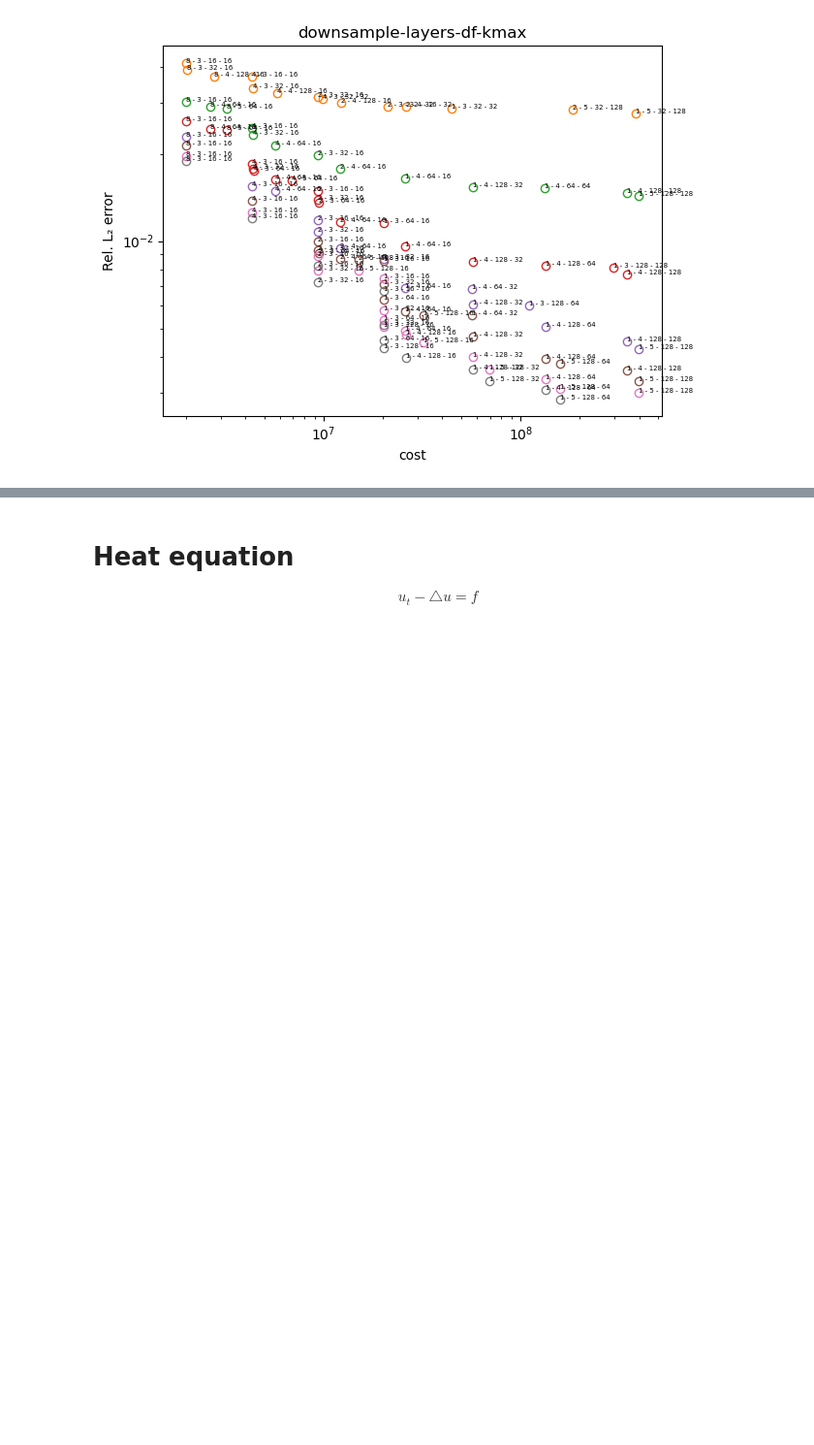
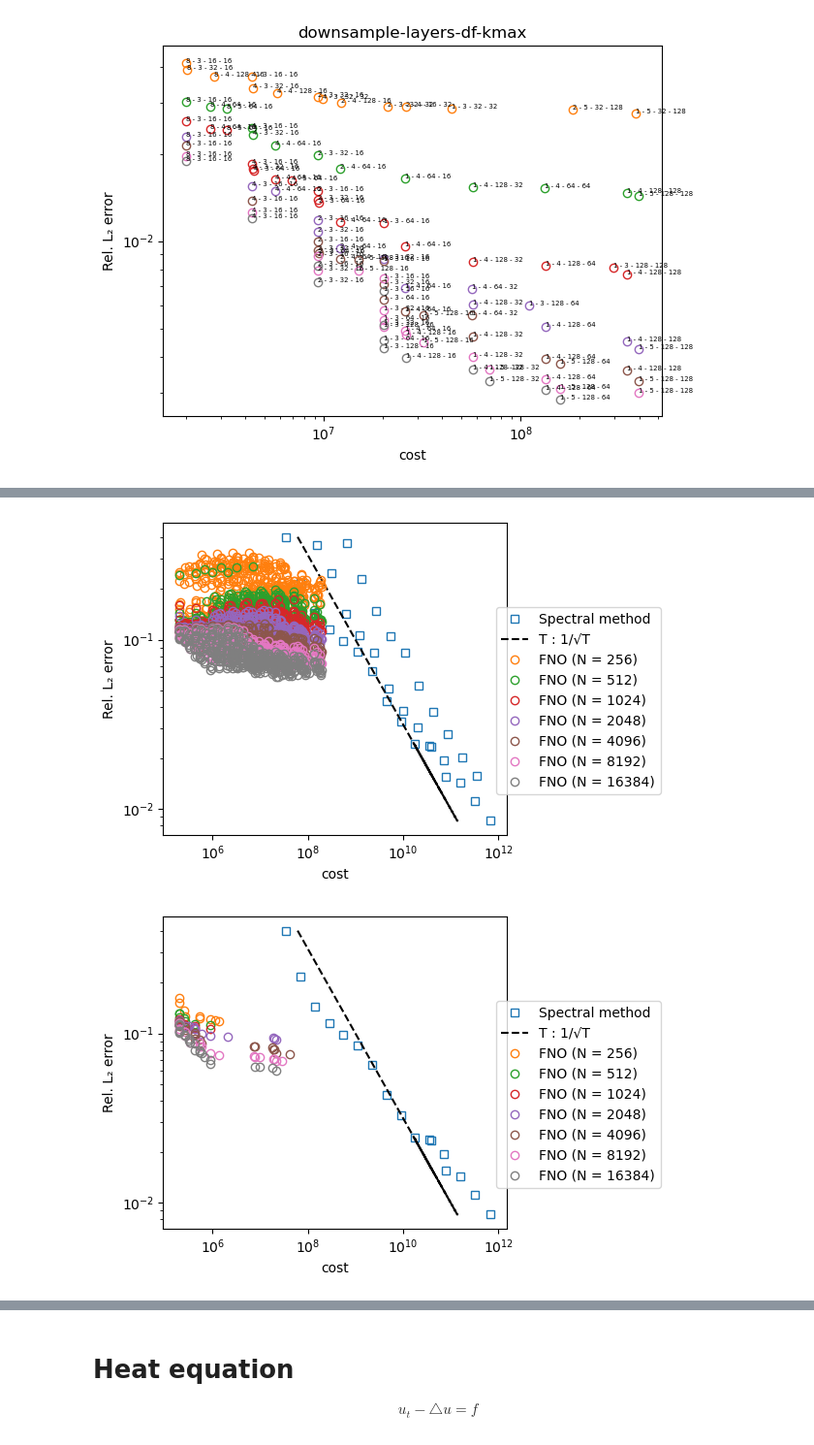
Before and after one commit to PKU-CMEGroup/NeuralOperator, a Jupyter notebook: eq1d/eq1d_na.ipynb, the cells around one changed output, grey strips where cells are left out. Shown at 97% size. Drawn from its saved outputs; the diff is of its cells as text; code cells hidden in the pictures; blank space fills up the shorter version.

```diff
--- a/eq1d/eq1d_na.ipynb
+++ b/eq1d/eq1d_na.ipynb
@@ -399,0 +405,2 @@ PyObject <matplotlib.legend.Legend object at 0x...>
+# %%
+data_analysis = npzread("KS_data_analysis.npy")
@@ -399,0 +425,76 @@ PyObject <matplotlib.legend.Legend object at 0x...>
+# %%
+using LsqFit
+# Cost and error
+
+
+fno_mean_errors = sum(data_analysis[:, (5+3*epochs).+(3*epochs+1).*range(0,n_train_repeat-1)], dims=2)/n_train_repeat
+fno_mean_rel_errors = sum(data_analysis[:, (5+2*epochs).+(3*epochs+1).*range(0,n_train_repeat-1)], dims=2)/n_train_repeat
+fno_mean_train_rel_errors = sum(data_analysis[:, (5+1*epochs).+(3*epochs+1).*range(0,n_train_repeat-1)], dims=2)/n_train_repeat
+fno_costs = data_analysis[:, end];
+
+PyPlot.figure(figsize=(6,4))
+# PyPlot.loglog(num_costs, num_mean_errors,           "-o", fillstyle = "none", label="FEM L₂ error")
+PyPlot.loglog(num_costs, num_mean_rel_errors,       "s", fillstyle = "none", label="Spectral method")
+
+data_analysis_pareto = pareto_frontiers(num_mean_rel_errors, num_mean_rel_errors, num_costs)
+num_costs_pareto, num_mean_rel_errors_pareto = data_analysis_pareto[:,3], data_analysis_pareto[:,2]
+m(x, p) = ( p[1]./(x[:,1].^p[2]) )
+p0 = [1.0, 1.0]
+fit = curve_fit(m, num_costs_pareto, num_mean_rel_errors_pareto, p0; autodiff=:forwarddiff)
+@info fit.param
+T_unit = (1.0 ./ num_mean_rel_errors_pareto).^2
+PyPlot.loglog(1e7*T_unit, num_mean_rel_errors_pareto, "--", color = "black", label="T : 1/√T")
+
+
+
+n_d = length(n_data_array)
+n_g = div(length(fno_costs), n_d)
+for i = 1:n_d
+    # PyPlot.loglog(fno_costs[1+n_g*(i-1):n_g*i], fno_mean_errors[1+n_g*(i-1):n_g*i],     "-o", fillstyle = "none", label="FNO L₂ error")
+    PyPlot.loglog(fno_costs[1+n_g*(i-1):n_g*i], fno_mean_rel_errors[1+n_g*(i-1):n_g*i], "o", fillstyle = "none", label="FNO (N = $(n_data_array[i]))")
+end
+
+PyPlot.xlabel("cost")
+PyPlot.ylabel("Rel. L₂ error")
+PyPlot.legend(bbox_to_anchor=(0.95, 0.75))
+PyPlot.tight_layout()
+PyPlot.savefig("KS-cost-accuracy-raw.pdf")
+
+# ##################################################
+
+PyPlot.figure(figsize=(6,4))
+PyPlot.loglog(num_costs_pareto, num_mean_rel_errors_pareto,       "s", fillstyle = "none", label="Spectral method")
+PyPlot.loglog(1e7*T_unit, num_mean_rel_errors_pareto, "--", color = "black", label="T : 1/√T")
+
+for i = 1:n_d
+    data_analysis_pareto = pareto_frontiers(data_analysis[1+n_g*(i-1):n_g*i,:], fno_mean_rel_errors[1+n_g*(i-1):n_g*i], fno_costs[1+n_g*(i-1):n_g*i])
+    fno_costs_pareto, fno_mean_rel_errors_pareto = data_analysis_pareto[:,3], data_analysis_pareto[:,2]
+    PyPlot.loglog(fno_costs_pareto, fno_mean_rel_errors_pareto, "o", fillstyle = "none", label="FNO (N = $(n_data_array[i]))")
+
+end
+PyPlot.xlabel("cost")
+PyPlot.ylabel("Rel. L₂ error")
+PyPlot.legend(bbox_to_anchor=(0.95, 0.75))
+PyPlot.tight_layout()
+PyPlot.savefig("KS-cost-accuracy-pareto.pdf")
+
+# ##################################################
+
+PyPlot.figure(figsize=(6,4))
+for i = 1:n_d
+    data_analysis_pareto = pareto_frontiers(data_analysis[1+n_g*(i-1):n_g*i,:], fno_mean_rel_errors[1+n_g*(i-1):n_g*i], fno_costs[1+n_g*(i-1):n_g*i])
+    fno_costs_pareto, fno_mean_rel_errors_pareto = data_analysis_pareto[:,3], data_analysis_pareto[:,2]
+    PyPlot.loglog(fno_costs_pareto, fno_mean_rel_errors_pareto, "o", fillstyle = "none", color = "C"*string(i), label="FNO (N = $(n_data_array[i]))")
+
+    for i = 1:length(fno_costs_pareto)
+        annotate = string(Int64(data_analysis_pareto[i, 5]))*" - "*string(Int64(data_analysis_pareto[i, 6]))*" - "*string(Int64(data_analysis_pareto[i, 7]))*" - "*string(Int64(data_analysis_pareto[i, 8]))
+        PyPlot.annotate(annotate, (fno_costs_pareto[i], fno_mean_rel_errors_pareto[i]), fontsize=5)
+    end
+end
+PyPlot.title("downsample-layers-df-kmax")
+
+
+PyPlot.xlabel("cost")
+PyPlot.ylabel("Rel. L₂ error")
+PyPlot.legend()
+# %% [output]
@@ -399,0 +503,2 @@ PyObject <matplotlib.legend.Legend object at 0x...>
+[figure, added]
+[figure, added]
```
Also changed, not shown: parts of 28 cells of this notebook, 21 other files.
